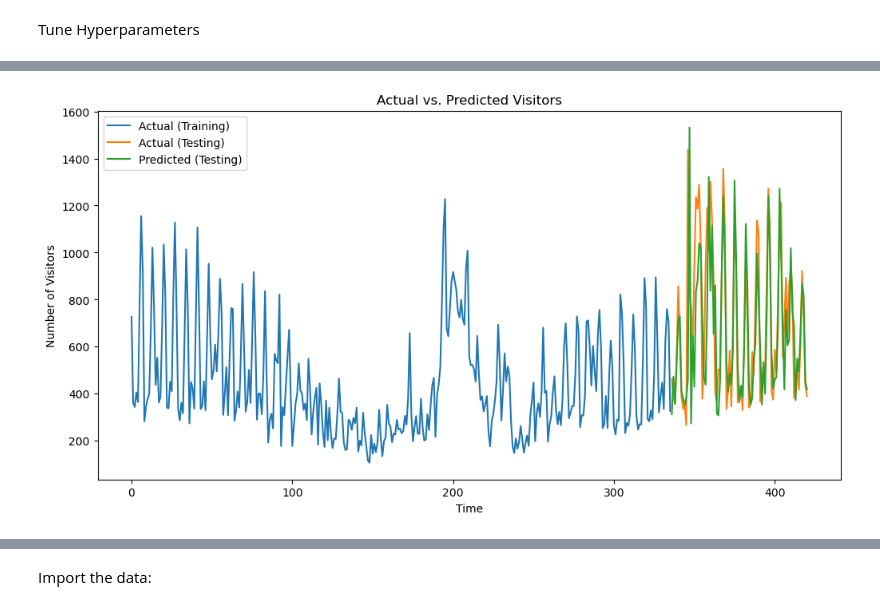
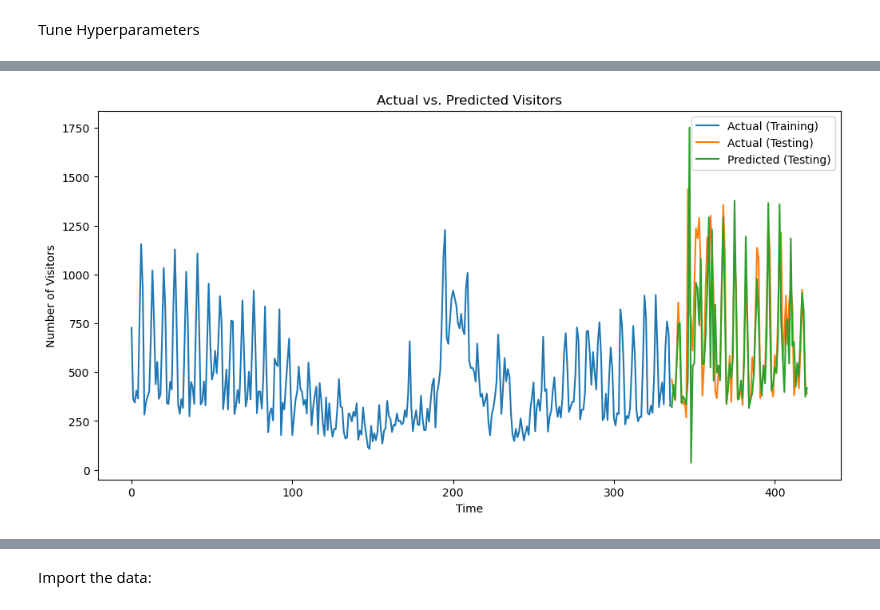
Before and after one commit to Catalin246/cupola-xs, a Jupyter notebook: model/LSTM.ipynb, the cells around one changed output, grey strips where cells are left out. Drawn from its saved outputs; the diff is of its cells as text; code cells hidden in the pictures.

```diff
--- a/model/LSTM.ipynb
+++ b/model/LSTM.ipynb
@@ -122,8 +211,10 @@ Tune Hyperparameters
 from sklearn.preprocessing import MinMaxScaler
 from sklearn.model_selection import train_test_split
 from tensorflow.keras.models import Sequential
-from tensorflow.keras.layers import LSTM
-from tensorflow.keras.layers import Dense
+from tensorflow.keras.layers import LSTM, Dense
+from tensorflow.keras.optimizers import Adam
+import matplotlib.pyplot as plt
+import numpy as np
 
 # Feature scaling
 scaler = MinMaxScaler()
@@ -151,10 +242,14 @@ model = Sequential()
 model.add(LSTM(50, activation='tanh', return_sequences=True, input_shape=(seq_length, 1)))
 model.add(LSTM(50, activation='tanh'))
 model.add(Dense(1))
-model.compile(optimizer='adam', loss='mse')
 
-# Train the model
-history = model.fit(X_train, y_train, epochs=200, batch_size=32, validation_data=(X_test, y_test), verbose=0)
+# Define optimizer with learning rate
+optimizer = Adam(learning_rate=0.01)
+
+model.compile(optimizer=optimizer, loss='mse')
+
+# Train the model with specified epochs
+history = model.fit(X_train, y_train, epochs=50, batch_size=32, validation_data=(X_test, y_test), verbose=0)
 
 # Evaluate the model
 loss = model.evaluate(X_test, y_test, verbose=0)
@@ -176,10 +271,8 @@ train_length = len(y_train_actual)
 
 plt.figure(figsize=(12, 6))
 plt.plot(range(train_length), y_train_actual, label='Actual (Training)')
-
 plt.plot(range(train_length, train_length+len(actual_values)), actual_values, label='Actual (Testing)')
 plt.plot(range(train_length, train_length+len(predictions)), predictions, label='Predicted (Testing)')
-
 plt.title('Actual vs. Predicted Visitors')
 plt.xlabel('Time')
 plt.ylabel('Number of Visitors')
@@ -191,4 +285,4 @@ LSTM Model Test Loss: 0.029778696596622467
-[figure, old version]
+[figure, new version]
 # %%
 import numpy as np
 from sklearn.metrics import mean_squared_error, r2_score
```
Also changed, not shown: parts of 10 cells of this notebook.
